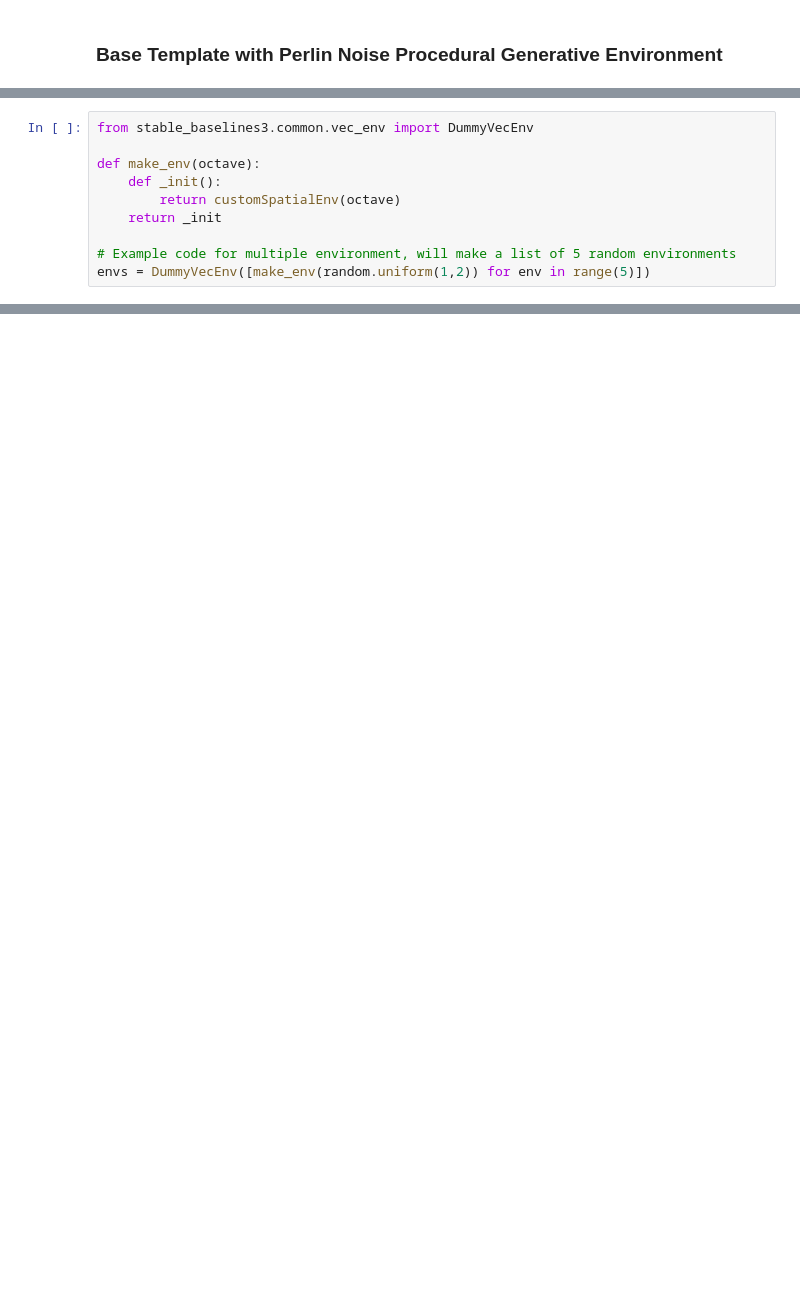
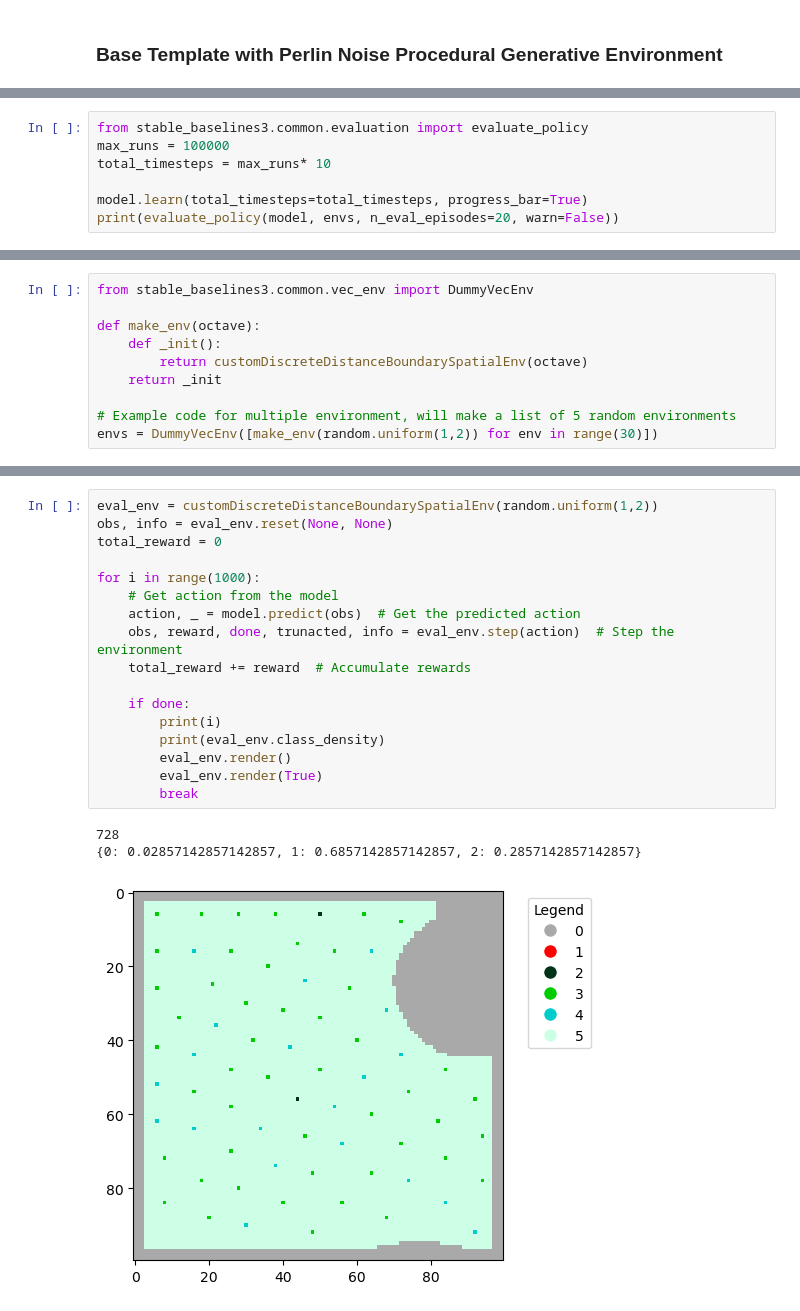
Before and after one commit to Jaywhisker/HDB_Planters, a Jupyter notebook: hdb-spatial-placement/notebooks/base.ipynb, the cells around one changed output, grey strips where cells are left out. Saved outputs shown, nothing was run; the diff lists cells and outputs as text; blank space fills up the shorter version.

```diff
--- a/hdb-spatial-placement/notebooks/base.ipynb
+++ b/hdb-spatial-placement/notebooks/base.ipynb
@@ -151,0 +2450,7 @@ class customSpatialEnv(gym.Env):
+# %%
+from stable_baselines3.common.evaluation import evaluate_policy
+max_runs = 100000
+total_timesteps = max_runs* 10
+
+model.learn(total_timesteps=total_timesteps, progress_bar=True)
+print(evaluate_policy(model, envs, n_eval_episodes=20, warn=False))
@@ -154,8 +3596,8 @@ from stable_baselines3.common.vec_env import DummyVecEnv
 
 def make_env(octave):
     def _init():
-        return customSpatialEnv(octave)
+        return customDiscreteDistanceBoundarySpatialEnv(octave)
     return _init
 
 # Example code for multiple environment, will make a list of 5 random environments
-envs = DummyVecEnv([make_env(random.uniform(1,2)) for env in range(5)])
+envs = DummyVecEnv([make_env(random.uniform(1,2)) for env in range(30)])
@@ -161,0 +3630,21 @@ envs = DummyVecEnv([make_env(random.uniform(1,2)) for env in range(5)])
+# %%
+eval_env = customDiscreteDistanceBoundarySpatialEnv(random.uniform(1,2))
+obs, info = eval_env.reset(None, None)
+total_reward = 0
+
+for i in range(1000):
+    # Get action from the model
+    action, _ = model.predict(obs)  # Get the predicted action
+    obs, reward, done, trunacted, info = eval_env.step(action)  # Step the environment
+    total_reward += reward  # Accumulate rewards
+
+    if done:
+        print(i)
+        print(eval_env.class_density)
+        eval_env.render()
+        eval_env.render(True)
+        break
+# %% [output]
+728
+{0: 0.02857142857142857, 1: 0.6857142857142857, 2: 0.2857142857142857}
+[figure, added]
```
Also changed, not shown: parts of 76 cells of this notebook, 3 other files.
